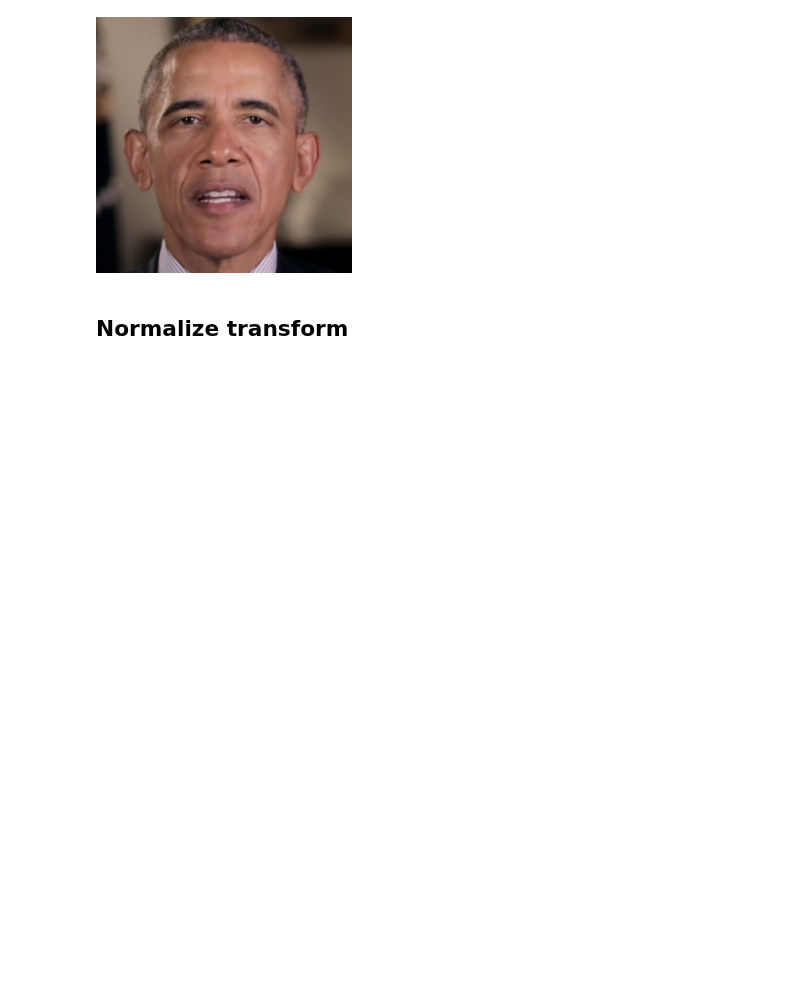
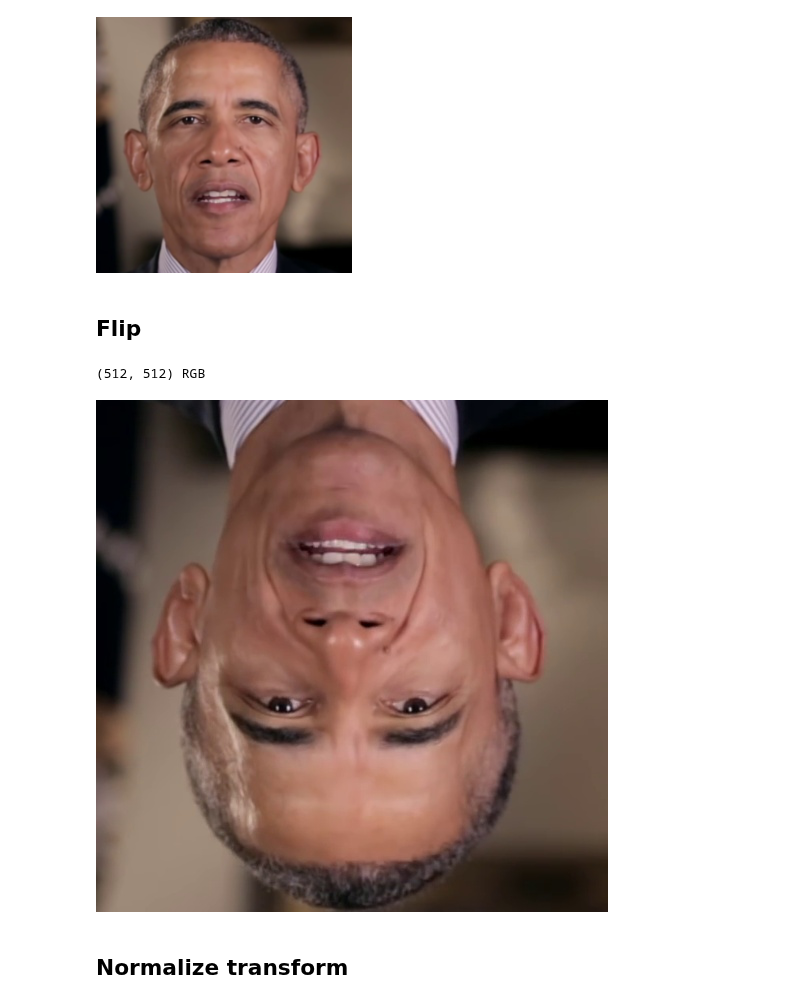
Before and after one commit to zhanghm1995/programming-learning-examples, a Jupyter notebook: Python_learning/DL/torchvision_learn/image_transforms.ipynb, the cells around one changed output. Saved outputs shown, nothing was run; the diff lists cells and outputs as text; code cells hidden in the pictures; blank space fills up the shorter version.

```diff
--- a/Python_learning/DL/torchvision_learn/image_transforms.ipynb
+++ b/Python_learning/DL/torchvision_learn/image_transforms.ipynb
@@ -91,6 +91,22 @@ display(img_resize)
 # %% [output]
 (256, 256) RGB
 [figure]
+# %% [markdown]
+## Flip
+# %%
+import torchvision.transforms as T
+
+vflipper = T.RandomVerticalFlip(p=1.0)
+
+img_path = "./data/obama.jpg"
+img_src = PIL.Image.open(img_path).convert('RGB')
+
+img_resize = vflipper(img_src)
+print(img_resize.size, img_resize.mode)
+display(img_resize)
+# %% [output]
+(512, 512) RGB
+[figure, added]
 # %% [markdown]
 ## Normalize transform
 # %%
```
Also changed, not shown: 8 other files.
